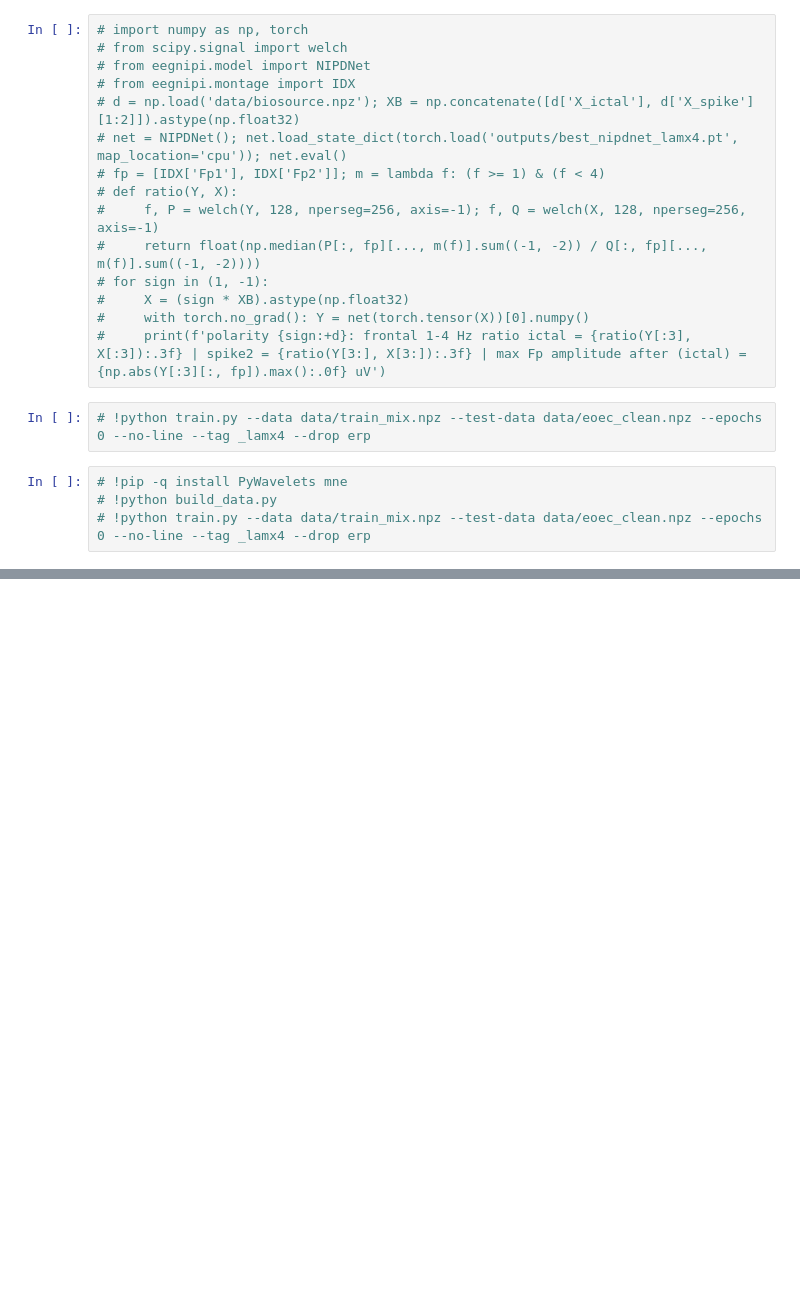
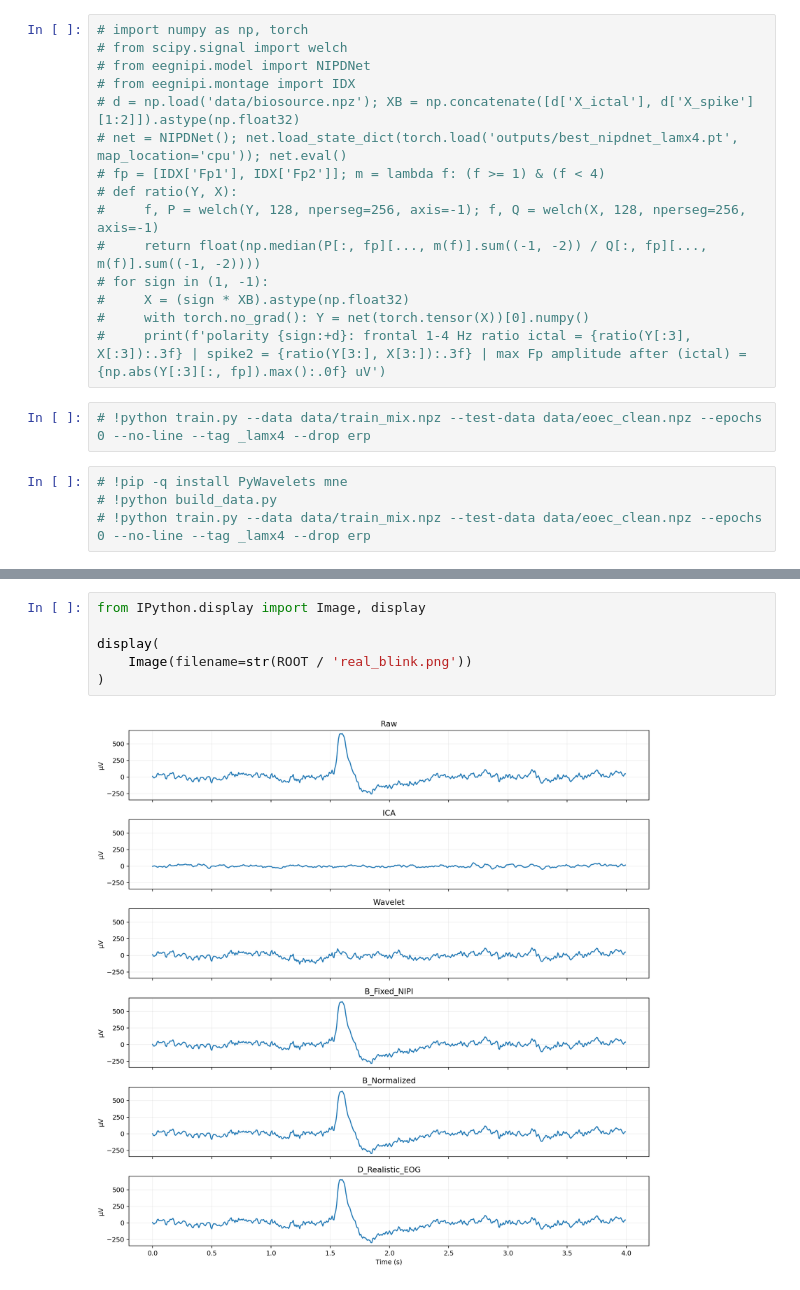
Before and after one commit to AdityaBho/EEG-Denoising-using-artifact-separation, a Jupyter notebook: project-implementation.ipynb, the cells around one changed output, grey strips where cells are left out. Drawn from its saved outputs; the diff is of its cells as text; blank space fills up the shorter version.

```diff
--- a/project-implementation.ipynb
+++ b/project-implementation.ipynb
@@ -1034,0 +2439,8 @@ DONE. Download final_outputs_complete.zip
+# %%
+from IPython.display import Image, display
+
+display(
+    Image(filename=str(ROOT / 'real_blink.png'))
+)
+# %% [output]
+[figure, added]
```
Also changed, not shown: parts of 115 cells of this notebook.
